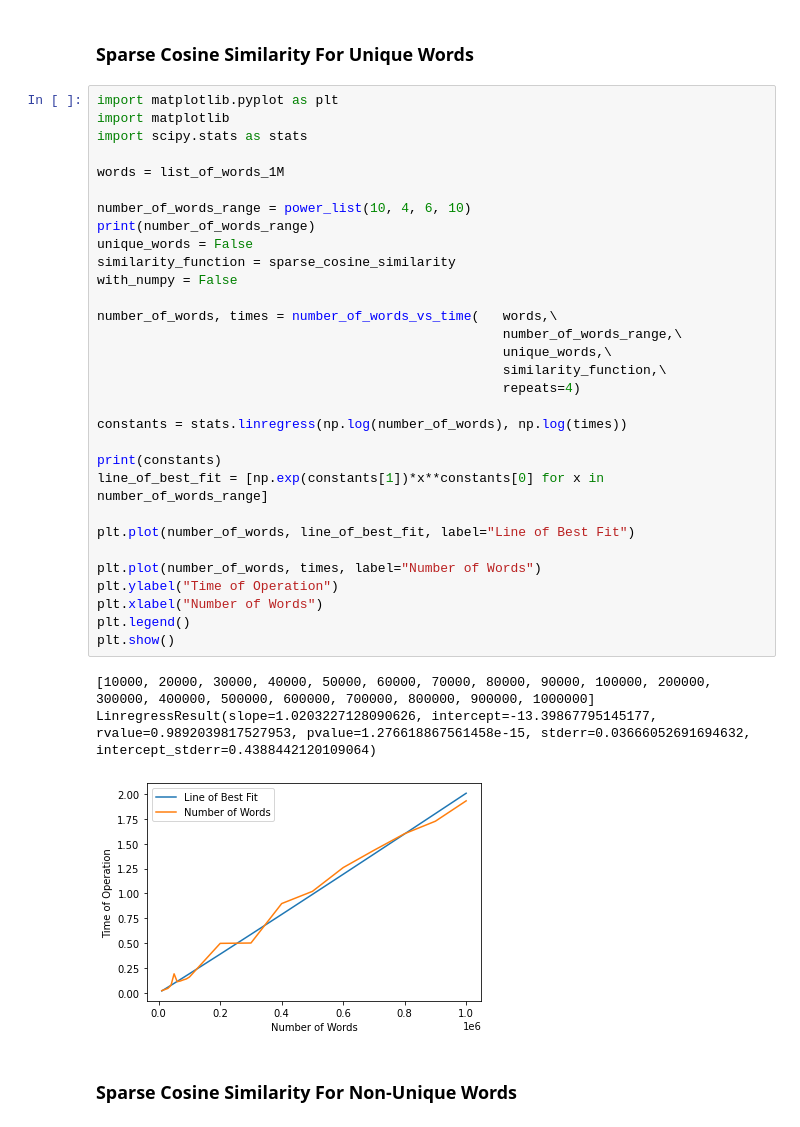
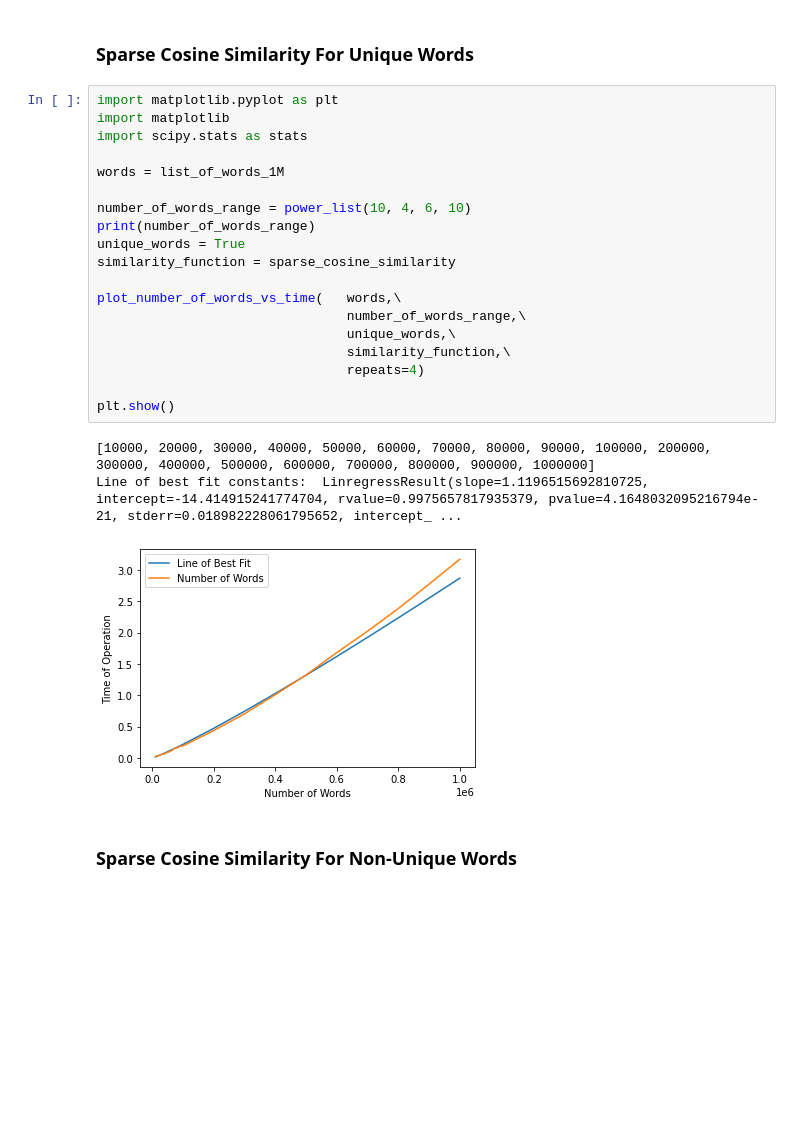
Before and after one commit to hwasc/ADS, a Jupyter notebook: ADS_report.ipynb, the cells around one changed output. Cells and saved outputs as stored; diff of their text form; blank space fills up the shorter version.

```diff
--- a/ADS_report.ipynb
+++ b/ADS_report.ipynb
@@ -827,38 +767,26 @@ $$
 # %%
 import matplotlib.pyplot as plt
 import matplotlib
 import scipy.stats as stats
 
 words = list_of_words_1M
 
 number_of_words_range = power_list(10, 4, 6, 10)
 print(number_of_words_range)
-unique_words = False
+unique_words = True
 similarity_function = sparse_cosine_similarity
-with_numpy = False
 
-number_of_words, times = number_of_words_vs_time(   words,\
-                                                    number_of_words_range,\
-                                                    unique_words,\
-                                                    similarity_function,\
-                                                    repeats=4)
+plot_number_of_words_vs_time(   words,\
+                                number_of_words_range,\
+                                unique_words,\
+                                similarity_function,\
+                                repeats=4)
 
-constants = stats.linregress(np.log(number_of_words), np.log(times))
-
-print(constants)
-line_of_best_fit = [np.exp(constants[1])*x**constants[0] for x in number_of_words_range]
-
-plt.plot(number_of_words, line_of_best_fit, label="Line of Best Fit")
-
-plt.plot(number_of_words, times, label="Number of Words")
-plt.ylabel("Time of Operation")
-plt.xlabel("Number of Words")
-plt.legend()
 plt.show()
 # %% [output]
 [10000, 20000, 30000, 40000, 50000, 60000, 70000, 80000, 90000, 100000, 200000, 300000, 400000, 500000, 600000, 700000, 800000, 900000, 1000000]
-LinregressResult(slope=1.0203227128090626, intercept=-13.39867795145177, rvalue=0.9892039817527953, pvalue=1.276618867561458e-15, stderr=0.03666052691694632, intercept_stderr=0.4388442120109064)
+Line of best fit constants:  LinregressResult(slope=1.1196515692810725, intercept=-14.414915241774704, rvalue=0.9975657817935379, pvalue=4.1648032095216794e-21, stderr=0.018982228061795652, intercept_ ...
-[figure, old version]
+[figure, new version]
 # %% [markdown]
 ### Sparse Cosine Similarity For Non-Unique Words
 # %%
```
Also changed, not shown: parts of 33 cells of this notebook.
